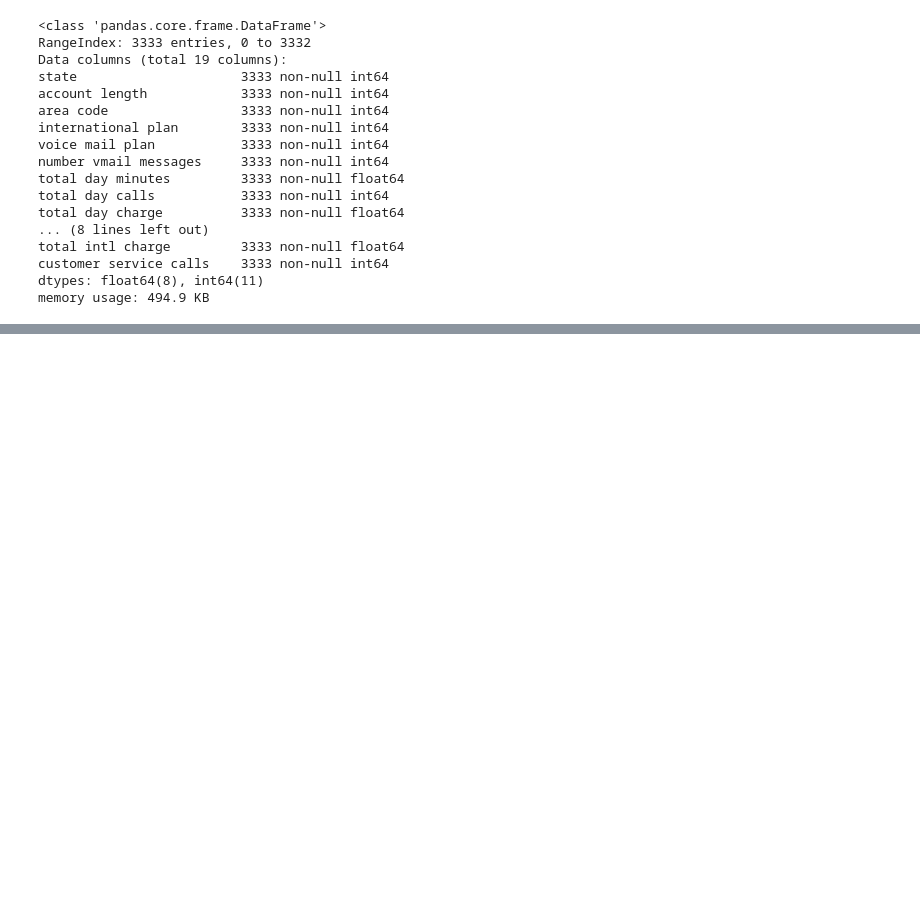
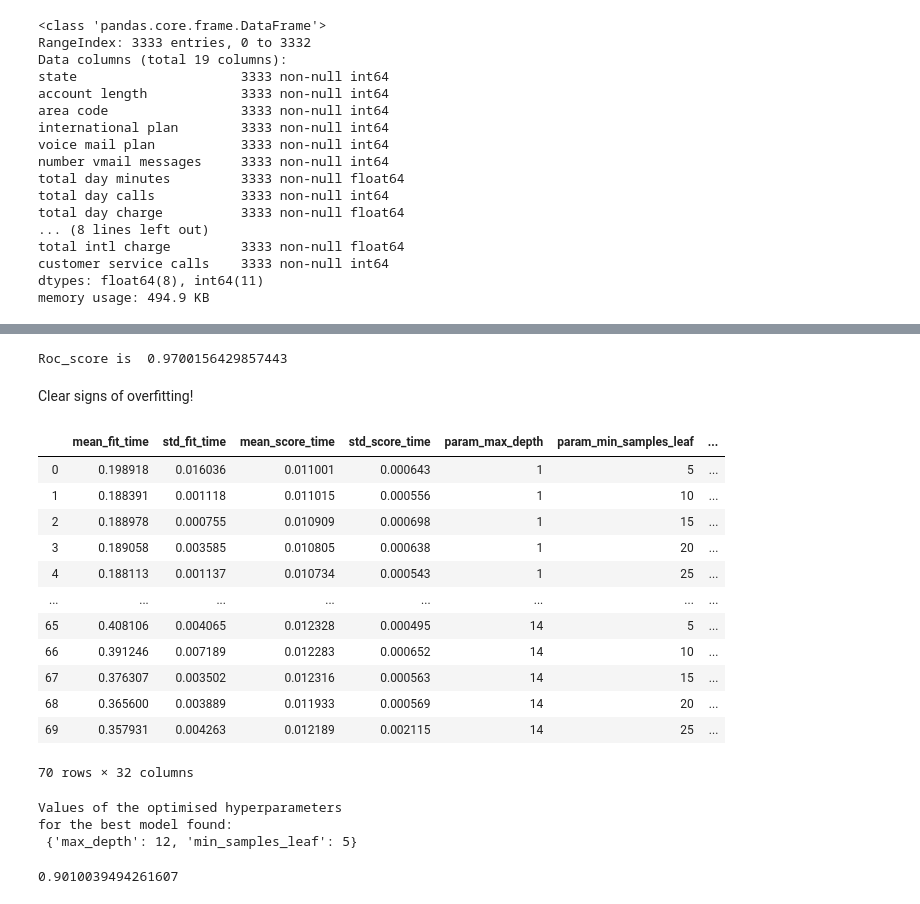
Before and after one commit to matteomm/syriatel_customerchurn_project, a Jupyter notebook: index.ipynb, the cells around one changed output, grey strips where cells are left out. Cells and saved outputs as stored; diff of their text form; code cells hidden in the pictures; blank space fills up the shorter version.

```diff
--- a/index.ipynb
+++ b/index.ipynb
@@ -503,0 +553,45 @@ test: 0.86
+# %%
+# estimating initial performance
+y_hat_random = model_random_forest.predict_proba(X_train)[:,1]
+print('Roc_score is ',roc_auc_score(y_train, y_hat_random))
+# %% [output]
+Roc_score is  0.9700156429857443
+# %% [markdown]
+Clear signs of overfitting!
+# %%
+# applying hyperparameter optimisations
+skf = StratifiedKFold(n_splits = 10, random_state = 600)
+
+param_grid = {'max_depth': range(1,15), 'min_samples_leaf': [5,10,15,20,25]}
+
+opt_model = GridSearchCV(model_random_forest,
+                         param_grid,
+                         cv=skf,
+                         scoring='roc_auc',
+                         return_train_score=True)
+
+opt_model.fit(X_train,y_train)
+
+pd.DataFrame(opt_model.cv_results_)
+# %% [output]
+|  | mean_fit_time | std_fit_time | mean_score_time | std_score_time | param_max_depth | param_min_samples_leaf | ... |
+| 0 | 0.198918 | 0.016036 | 0.011001 | 0.000643 | 1 | 5 | ... |
+| 1 | 0.188391 | 0.001118 | 0.011015 | 0.000556 | 1 | 10 | ... |
+| 2 | 0.188978 | 0.000755 | 0.010909 | 0.000698 | 1 | 15 | ... |
+| 3 | 0.189058 | 0.003585 | 0.010805 | 0.000638 | 1 | 20 | ... |
+| 4 | 0.188113 | 0.001137 | 0.010734 | 0.000543 | 1 | 25 | ... |
+| ... | ... | ... | ... | ... | ... | ... | ... |
+| 65 | 0.408106 | 0.004065 | 0.012328 | 0.000495 | 14 | 5 | ... |
+| 66 | 0.391246 | 0.007189 | 0.012283 | 0.000652 | 14 | 10 | ... |
+| 67 | 0.376307 | 0.003502 | 0.012316 | 0.000563 | 14 | 15 | ... |
+| 68 | 0.365600 | 0.003889 | 0.011933 | 0.000569 | 14 | 20 | ... |
+| 69 | 0.357931 | 0.004263 | 0.012189 | 0.002115 | 14 | 25 | ... |
+70 rows × 32 columns
+# %%
+print('Values of the optimised hyperparameters\nfor the best model found:\n',opt_model.best_params_)
+opt_model.best_score_
+# %% [output]
+Values of the optimised hyperparameters
+for the best model found:
+ {'max_depth': 12, 'min_samples_leaf': 5}
+0.9010039494261607
```
Also changed, not shown: parts of 32 cells of this notebook.
